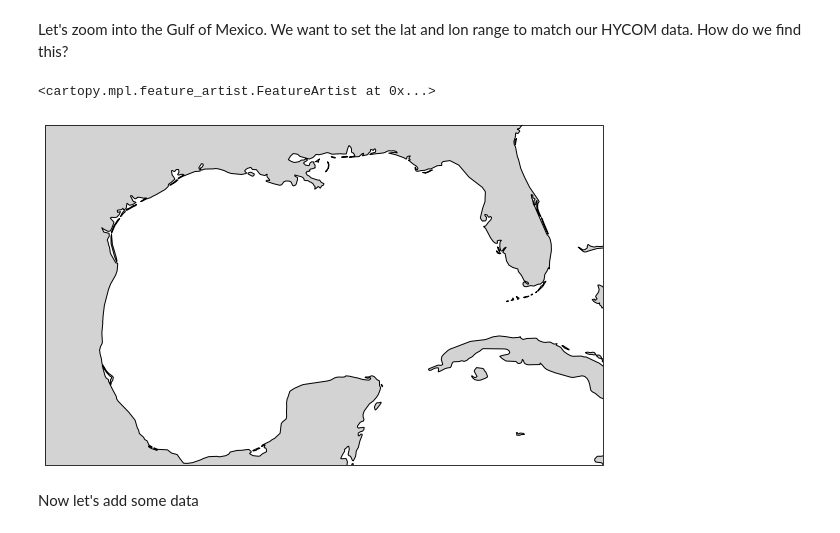
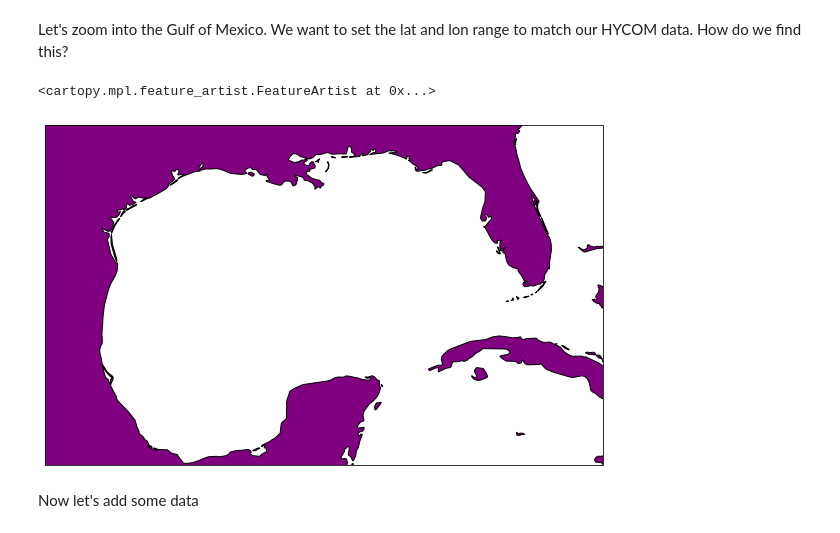
Before and after one commit to chsharrison/IntroSciComp_S2021, a Jupyter notebook: Lab10.1_cartopy_movies.ipynb, the cells around one changed output. Saved outputs shown, nothing was run; the diff lists cells and outputs as text; code cells hidden in the pictures.

```diff
--- a/Lab10.1_cartopy_movies.ipynb
+++ b/Lab10.1_cartopy_movies.ipynb
@@ -201,16 +264,16 @@ Let's zoom into the Gulf of Mexico. We want to set the lat and lon range to matc
 # %%
 fig, ax = plt.subplots(figsize =(10,8))
 ax = plt.axes(projection=ccrs.PlateCarree())
 ax.set_extent([260,282, 18.11, 31.5])
 
 #Sets the land onto the projection with the right color and scale
 land_50m = cfeature.NaturalEarthFeature('physical', 'land', '50m',
                                     edgecolor='black',
-                                    facecolor='lightgrey')
+                                    facecolor='purple')
 ax.add_feature(land_50m)
 # %% [output]
 <cartopy.mpl.feature_artist.FeatureArtist at 0x...>
-[figure, old version]
+[figure, new version]
 # %% [markdown]
 Now let's add some data
 # %%
```
Also changed, not shown: parts of 82 cells of this notebook.
